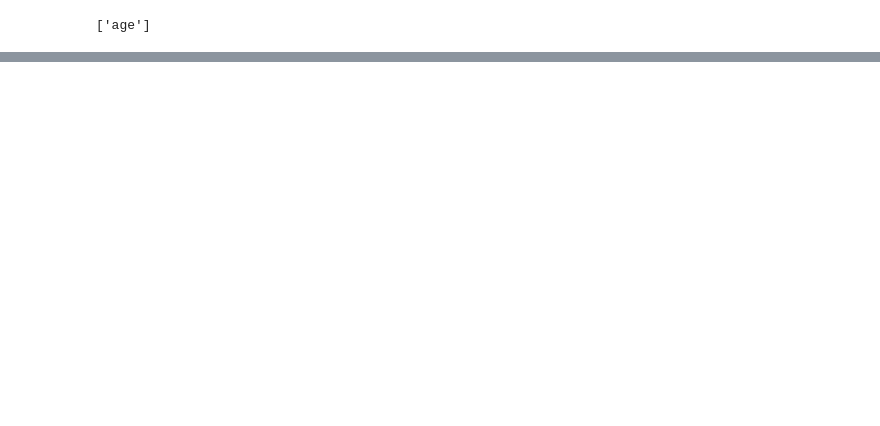
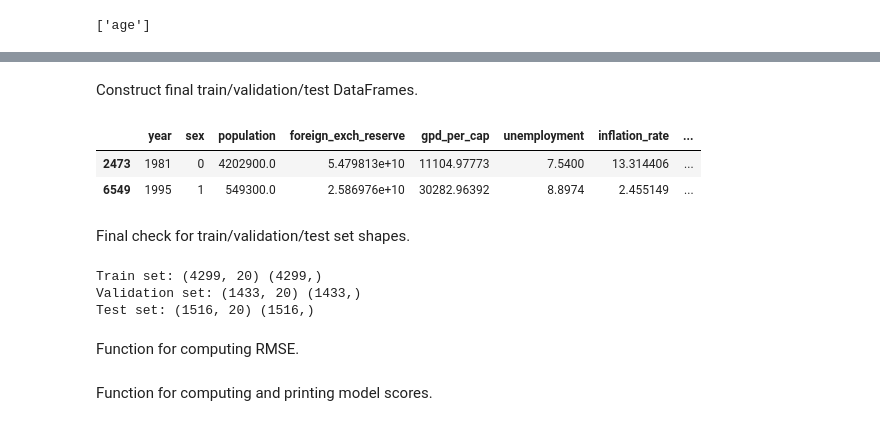
Before and after one commit to unkind58/Project_WHO_suicide_statistics_predictions, a Jupyter notebook: WHO_suicide_statistics_predictions.ipynb, the cells around one changed output, grey strips where cells are left out. Drawn from its saved outputs; the diff is of its cells as text; code cells hidden in the pictures; blank space fills up the shorter version.

Commit message:
Several models implemented in main file

```diff
--- a/WHO_suicide_statistics_predictions.ipynb
+++ b/WHO_suicide_statistics_predictions.ipynb
@@ -226,0 +269,4 @@ print(len(df_raw[msk])/len(df_raw))
+# %%
+X_train, X_valid, y_train, y_valid = train_test_split(X,y,test_size=0.25, random_state=58)
+print ('Train set:', X_train.shape,  y_train.shape)
+print ('Validation set:', X_valid.shape,  y_valid.shape)
@@ -226,0 +279,15 @@ print(len(df_raw[msk])/len(df_raw))
+# %%
+features = X_train.columns[1:]
+
+my_imputer = SimpleImputer(strategy='mean')
+imputed_X_train = pd.DataFrame(my_imputer.fit_transform(X_train[features]))
+imputed_X_valid = pd.DataFrame(my_imputer.transform(X_valid[features]))
+imputed_X_test = pd.DataFrame(my_imputer.transform(X_test[features]))
+
+imputed_X_train.columns = X_train[features].columns
+imputed_X_valid.columns = X_valid[features].columns
+imputed_X_test.columns = X_test[features].columns
+
+imputed_X_train.index = X_train[features].index
+imputed_X_valid.index = X_valid[features].index
+imputed_X_test.index = X_test[features].index
@@ -226,0 +296,5 @@ print(len(df_raw[msk])/len(df_raw))
+# %%
+formats = {'sex': 'int8','15-24 years': 'int8',
+           '25-34 years': 'int8','35-54 years': 'int8',
+           '5-14 years': 'int8','55-74 years': 'int8',
+           '75+ years': 'int8', 'year': 'int32'}
@@ -226,0 +308,24 @@ print(len(df_raw[msk])/len(df_raw))
+# %% [markdown]
+Construct final train/validation/test DataFrames.
+# %%
+X_train = imputed_X_train.copy().astype(formats)
+X_valid = imputed_X_valid.copy().astype(formats)
+X_test = imputed_X_test.copy().astype(formats)
+# %%
+X_train[:2] ### AFTER ALL PRE-PROCESSING
+# %% [output]
+|  | year | sex | population | foreign_exch_reserve | gpd_per_cap | unemployment | inflation_rate | ... |
+| 2473 | 1981 | 0 | 4202900.0 | 5.479813e+10 | 11104.97773 | 7.5400 | 13.314406 | ... |
+| 6549 | 1995 | 1 | 549300.0 | 2.586976e+10 | 30282.96392 | 8.8974 | 2.455149 | ... |
+# %% [markdown]
+Final check for train/validation/test set shapes.
+# %%
+print ('Train set:', X_train.shape,  y_train.shape)
+print ('Validation set:', X_valid.shape,  y_valid.shape)
+print ('Test set:', X_test.shape,  y_test.shape)
+# %% [output]
+Train set: (4299, 20) (4299,)
+Validation set: (1433, 20) (1433,)
+Test set: (1516, 20) (1516,)
+# %% [markdown]
+Function for computing RMSE.
@@ -226,0 +334,2 @@ print(len(df_raw[msk])/len(df_raw))
+# %% [markdown]
+Function for computing and printing model scores.
```
Also changed, not shown: parts of 54 cells of this notebook.
